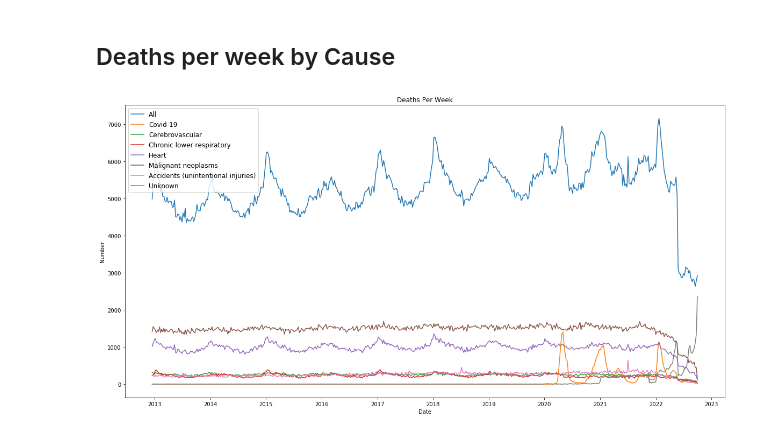
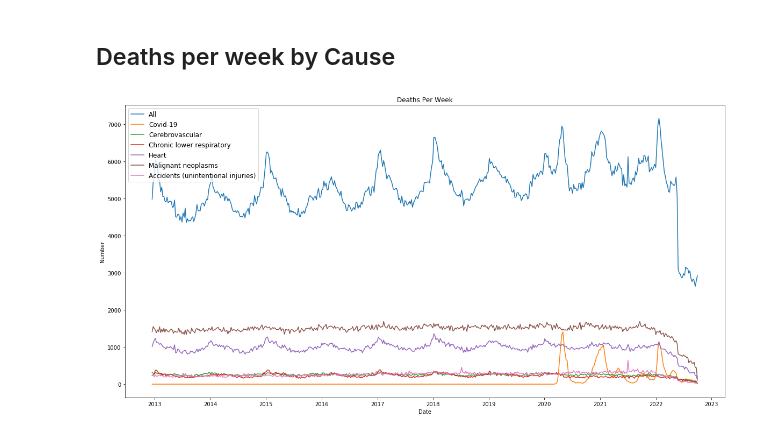
Before and after one commit to OwenRempel/Canada-Prov-Death-Stats, a Jupyter notebook: StatsCanadaDeathsByProv.ipynb, the cells around one changed output. Cells and saved outputs as stored; diff of their text form; code cells hidden in the pictures.

```diff
--- a/StatsCanadaDeathsByProv.ipynb
+++ b/StatsCanadaDeathsByProv.ipynb
@@ -144,7 +144,7 @@ ReNameDict = {
 ReadCauseData.rename(columns=ReNameDict, inplace=True)
 ParsedCauseTable = ReadCauseData[['Date', 'Prov', "Cause", 'Number']]
 # %%
-Causes = ParsedCauseTable.loc[(ParsedCauseTable['Cause'] != 'Total, all causes of death [A00-Y89]')]
+Causes = ParsedCauseTable.loc[(ParsedCauseTable['Cause'] != 'Total, all causes of death [A00-Y89]') & (ParsedCauseTable['Cause'] != 'Information unavailable')]
 # %%
 Covid = Causes.loc[Causes['Cause'] == 'COVID-19 [U07.1,U07.2]'].groupby('Date').sum('Number')
 Cerebro = Causes.loc[Causes['Cause'] == 'Cerebrovascular diseases [I60-I69]'].groupby('Date').sum('Number')
@@ -158,20 +157,19 @@ informationUnavail = Causes.loc[Causes['Cause'] == 'Information unavailable'].gr
 # %%
 fig, ax_compare = plt.subplots(figsize=(20, 10) )
 plt.title('Deaths Per Week')
 plt.xlabel('Date')
 plt.ylabel('Number')
 ax_compare.plot(OrderByDateList, label='All')
 ax_compare.plot(Covid, label='Covid-19')
 ax_compare.plot(Cerebro, label='Cerebrovascular')
 ax_compare.plot(Resp, label='Chronic lower respiratory')
 ax_compare.plot(Heart, label='Heart')
 ax_compare.plot(Neo, label='Malignant neoplasms')
 ax_compare.plot(Accidents, label='Accidents (unintentional injuries)')
-ax_compare.plot(informationUnavail, label='Unknown')
 #Turn log scale on and off
 #ax_compare.set_yscale('log')
 ax_compare.legend(loc='upper left', fontsize=12)
 fig = ax_compare.get_figure()
 fig.savefig("Images/Cause.png")
 # %% [output]
-[figure, old version]
+[figure, new version]
```
Also changed, not shown: parts of 1 cell of this notebook, 1 other file.
